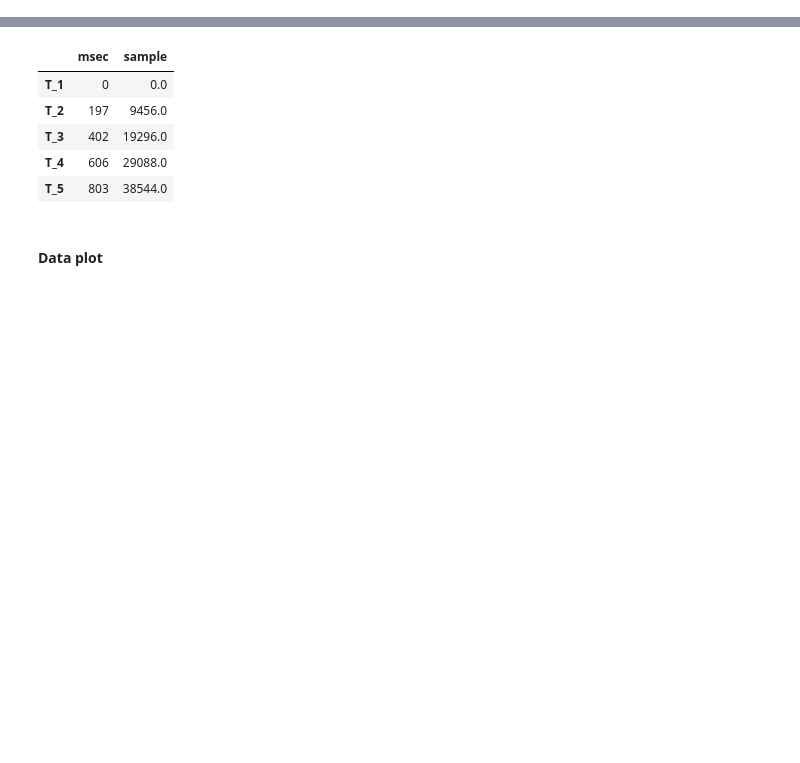
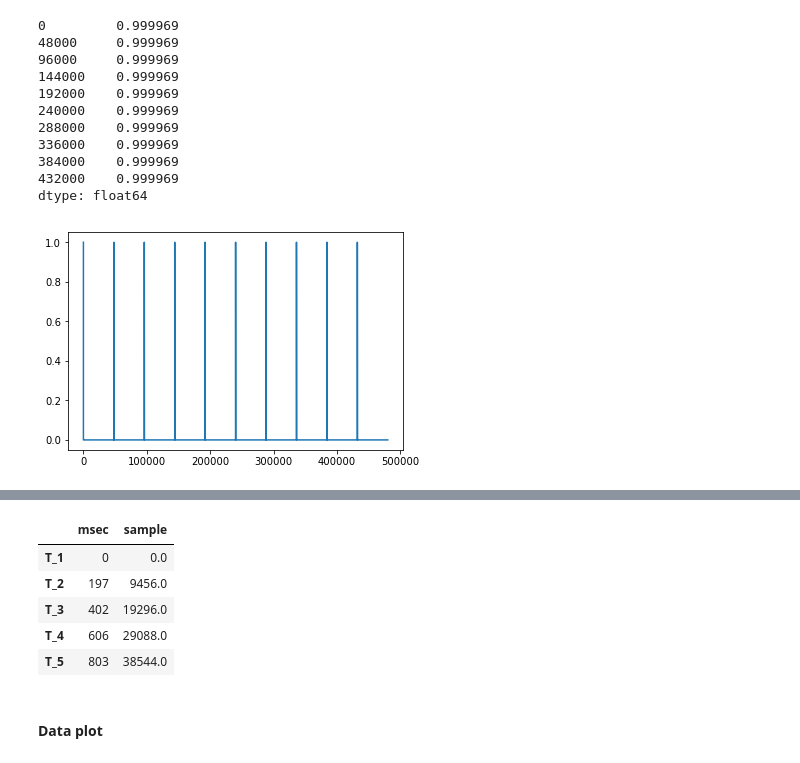
Before and after one commit to Aogiri-m2d/JupyterNotebookMemo, a Jupyter notebook: ThorDelayAnalysis/ThorDelayAnalysis.ipynb, the cells around one changed output, grey strips where cells are left out. Cells and saved outputs as stored; diff of their text form; code cells hidden in the pictures; blank space fills up the shorter version.

```diff
--- a/ThorDelayAnalysis/ThorDelayAnalysis.ipynb
+++ b/ThorDelayAnalysis/ThorDelayAnalysis.ipynb
@@ -1 +62,29 @@
+# %%
+import soundfile as sf
+
+#save as wavefile
+sf.write("ImpulseTrain_fs48kHz_p1sec_len10sec.wav", inpulse_train, int(fs))
+
+#load wav and show
+inpulse_wav, _ = sf.read("ImpulseTrain_fs48kHz_p1sec_len10sec.wav")
+
+ser = pd.Series(inpulse_wav)
+ser = ser[inpulse_wav > 0]
+print(ser)
+
+plt.plot(range(inpulse_wav.size), inpulse_wav)
+plt.show()
+# %% [output]
+0         0.999969
+48000     0.999969
+96000     0.999969
+144000    0.999969
+192000    0.999969
+240000    0.999969
+288000    0.999969
+336000    0.999969
+384000    0.999969
+432000    0.999969
+dtype: float64
+[figure, added]
 # %% [markdown]
```
Also changed, not shown: parts of 11 cells of this notebook, 6 other files.
